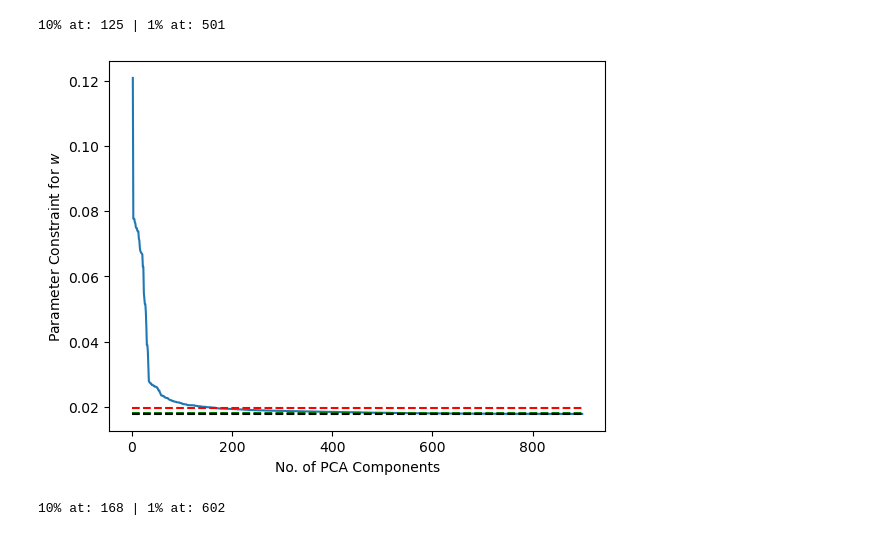
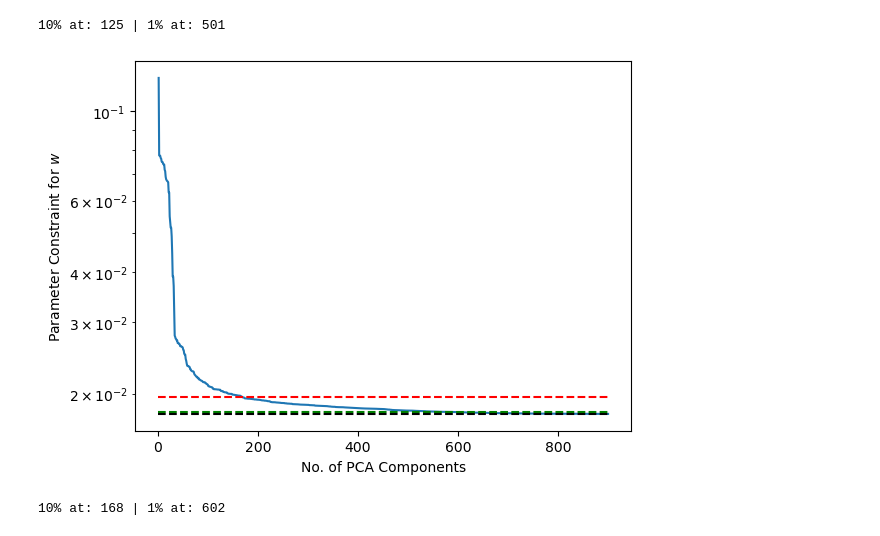
Before and after one commit to TheShak5/UWAstroStats, a Jupyter notebook: projects/2ptstat-analysis/assignments/assignment2_DarshakPatel.ipynb, the cells around one changed output. Drawn from its saved outputs; the diff is of its cells as text; code cells hidden in the pictures.

```diff
--- a/projects/2ptstat-analysis/assignments/assignment2_DarshakPatel.ipynb
+++ b/projects/2ptstat-analysis/assignments/assignment2_DarshakPatel.ipynb
@@ -142,5 +137,7 @@ Model saved.
 # %%
-#cp_nn = cosmopower_NN(restore=True, restore_filename='data_4_assignment2/emulator_test')
+# Loading an already saved/run emulator instance so I don't need to keep retraining all the time
+cp_nn = cosmopower_NN(restore=True, restore_filename='data_4_assignment2/emulator_test_norm_v2')
+
 # Checking the version of Tensorflow
 # tf.__version__
 # %% [markdown]
@@ -344,7 +348,6 @@ paramter_constraints = np.array(paramter_constraints)
 # %%
 np.savetxt('data_4_assignment2/PCA_parameter_contraints_normalized_900_v2.txt',paramter_constraints)
 # %%
-# paramter_constraints = np.loadtxt('data_4_assignment2/PCA_parameter_contraints.txt')
-# paramter_constraints[:,0].shape
+paramter_constraints = np.loadtxt('data_4_assignment2/PCA_parameter_contraints_normalized_900_v2.txt')
 # %% [markdown]
 ### Plot the constraints depending on the number of PCA that you have used. How many PCA elements do you need to get 10% and 1% of the maximum constraining power.
@@ -393,14 +406,14 @@ print(r'10% at:', ten_percent_PCA_number_omega_m, r'| 1% at:',one_percent_PCA_nu
 # %%
 plt.plot(np.arange(2,900), paramter_constraints[1:,1] )
 plt.hlines( [ten_percent_constrain_power_w, one_percent_constrain_power_w, max_constrain_power_w],
            0, 900, linestyles='dashed', color=['r','g','k']) # the horizontal dash line is the max constraining power for w
 #plt.hlines( [10,100], 0, 900, colors=['r', 'b'])
 plt.ylabel(r'Parameter Constraint for $w$')
 plt.xlabel(r'No. of PCA Components')
-#plt.semilogy()
+plt.semilogy()
 plt.show()
 # %% [output]
-[figure, old version]
+[figure, new version]
 # %%
 ten_percent_PCA_number_w = find_nearest(paramter_constraints[:,1], ten_percent_constrain_power_w)
 one_percent_PCA_number_w = find_nearest(paramter_constraints[:,1], one_percent_constrain_power_w)
```
Also changed, not shown: parts of 8 cells of this notebook, 1 other file.
